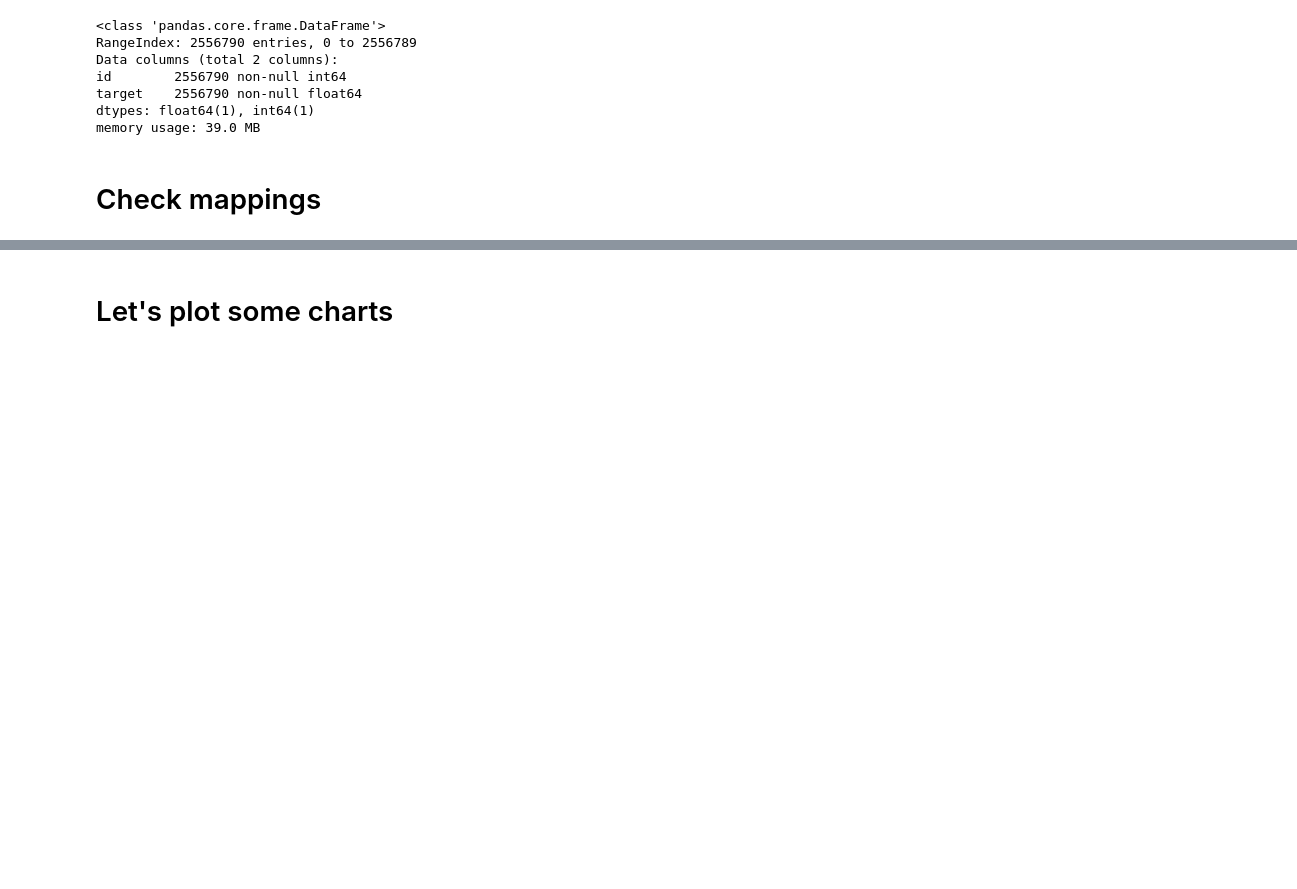
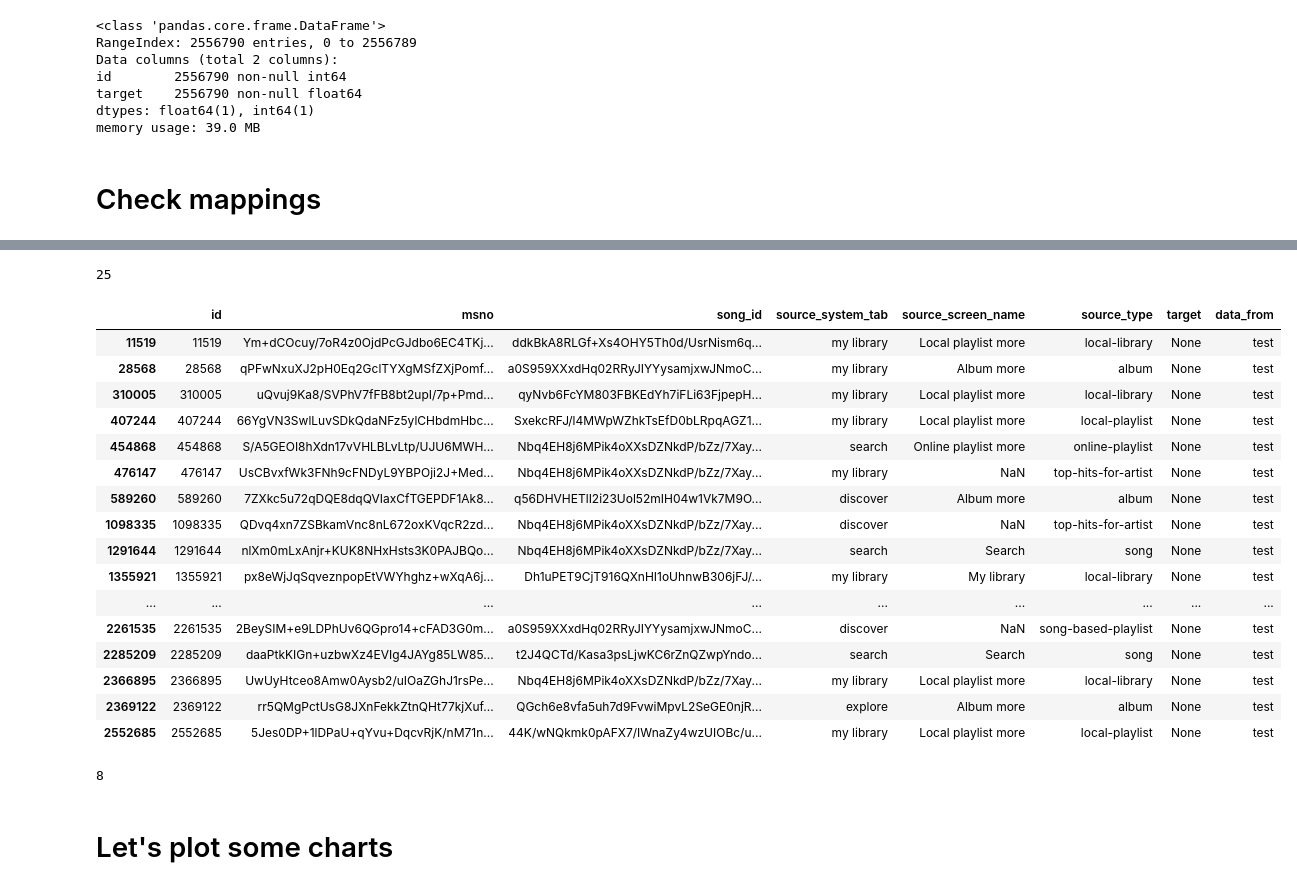
Before and after one commit to IooHooI/RECOMMENDATION_SYSTEMS_2, a Jupyter notebook: notebooks/EDA.ipynb, the cells around one changed output, grey strips where cells are left out. Saved outputs shown, nothing was run; the diff lists cells and outputs as text; code cells hidden in the pictures; blank space fills up the shorter version.

```diff
--- a/notebooks/EDA.ipynb
+++ b/notebooks/EDA.ipynb
@@ -541,3 +570,31 @@ len(set(test.msno) - set(train.msno))
+# %%
+len(test[test.song_id.isin(set(test.song_id) - set(songs.song_id))])
+# %% [output]
+25
+# %%
+test[test.song_id.isin(set(test.song_id) - set(songs.song_id))]
+# %% [output]
+|  | id | msno | song_id | source_system_tab | source_screen_name | source_type | target | data_from |
+| 11519 | 11519 | Ym+dCOcuy/7oR4z0OjdPcGJdbo6EC4TKj... | ddkBkA8RLGf+Xs4OHY5Th0d/UsrNism6q... | my library | Local playlist more | local-library | None | test |
+| 28568 | 28568 | qPFwNxuXJ2pH0Eq2GclTYXgMSfZXjPomf... | a0S959XXxdHq02RRyJIYYysamjxwJNmoC... | my library | Album more | album | None | test |
+| 310005 | 310005 | uQvuj9Ka8/SVPhV7fFB8bt2upI/7p+Pmd... | qyNvb6FcYM803FBKEdYh7iFLi63FjpepH... | my library | Local playlist more | local-library | None | test |
+| 407244 | 407244 | 66YgVN3SwlLuvSDkQdaNFz5ylCHbdmHbc... | SxekcRFJ/l4MWpWZhkTsEfD0bLRpqAGZ1... | my library | Local playlist more | local-playlist | None | test |
+| 454868 | 454868 | S/A5GEOI8hXdn17vVHLBLvLtp/UJU6MWH... | Nbq4EH8j6MPik4oXXsDZNkdP/bZz/7Xay... | search | Online playlist more | online-playlist | None | test |
+| 476147 | 476147 | UsCBvxfWk3FNh9cFNDyL9YBPOji2J+Med... | Nbq4EH8j6MPik4oXXsDZNkdP/bZz/7Xay... | my library | NaN | top-hits-for-artist | None | test |
+| 589260 | 589260 | 7ZXkc5u72qDQE8dqQVIaxCfTGEPDF1Ak8... | q56DHVHETlI2i23Uol52mIH04w1Vk7M9O... | discover | Album more | album | None | test |
+| 1098335 | 1098335 | QDvq4xn7ZSBkamVnc8nL672oxKVqcR2zd... | Nbq4EH8j6MPik4oXXsDZNkdP/bZz/7Xay... | discover | NaN | top-hits-for-artist | None | test |
+| 1291644 | 1291644 | nlXm0mLxAnjr+KUK8NHxHsts3K0PAJBQo... | Nbq4EH8j6MPik4oXXsDZNkdP/bZz/7Xay... | search | Search | song | None | test |
+| 1355921 | 1355921 | px8eWjJqSqveznpopEtVWYhghz+wXqA6j... | Dh1uPET9CjT916QXnHI1oUhnwB306jFJ/... | my library | My library | local-library | None | test |
+| ... | ... | ... | ... | ... | ... | ... | ... | ... |
+| 2261535 | 2261535 | 2BeySIM+e9LDPhUv6QGpro14+cFAD3G0m... | a0S959XXxdHq02RRyJIYYysamjxwJNmoC... | discover | NaN | song-based-playlist | None | test |
+| 2285209 | 2285209 | daaPtkKIGn+uzbwXz4EVIg4JAYg85LW85... | t2J4QCTd/Kasa3psLjwKC6rZnQZwpYndo... | search | Search | song | None | test |
+| 2366895 | 2366895 | UwUyHtceo8Amw0Aysb2/uIOaZGhJ1rsPe... | Nbq4EH8j6MPik4oXXsDZNkdP/bZz/7Xay... | my library | Local playlist more | local-library | None | test |
+| 2369122 | 2369122 | rr5QMgPctUsG8JXnFekkZtnQHt77kjXuf... | QGch6e8vfa5uh7d9FvwiMpvL2SeGE0njR... | explore | Album more | album | None | test |
+| 2552685 | 2552685 | 5Jes0DP+1lDPaU+qYvu+DqcvRjK/nM71n... | 44K/wNQkmk0pAFX7/IWnaZy4wzUIOBc/u... | my library | Local playlist more | local-playlist | None | test |
+# %%
+len(set(train[train.song_id.isin(set(train.song_id) - set(songs.song_id))].song_id) & set(test[test.song_id.isin(set(test.song_id) - set(songs.song_id))].song_id))
+# %% [output]
+8
 # %% [markdown]
 # Let's plot some charts
 # %% [markdown]
```
Also changed, not shown: parts of 13 cells of this notebook, 1 other file.
